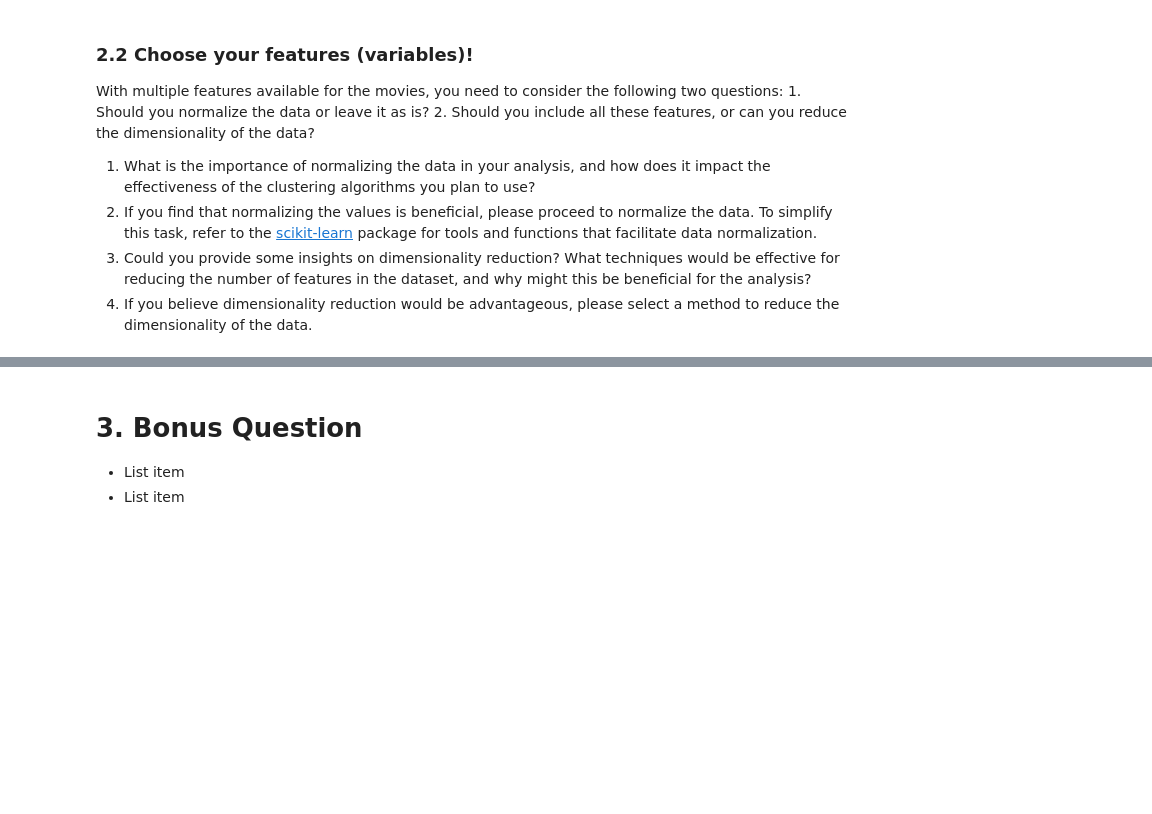
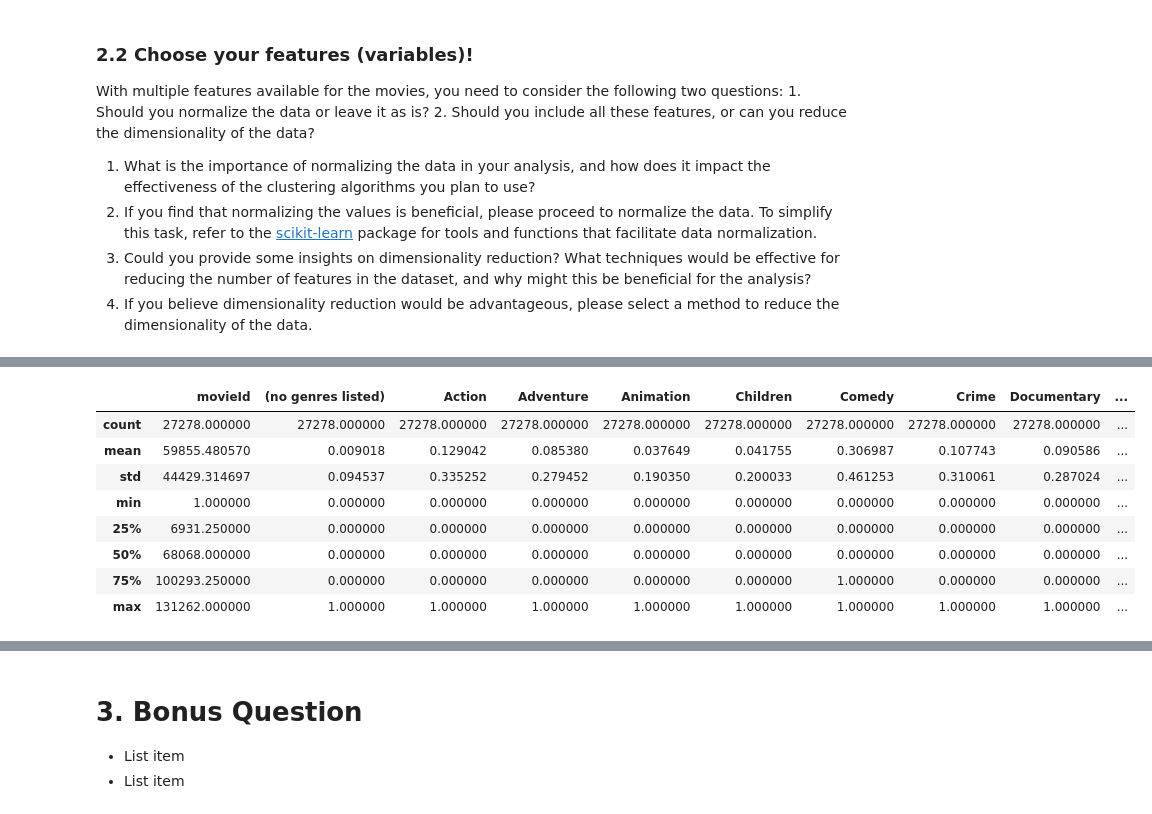
Before and after one commit to khalmatay/ADM-HW4, a Jupyter notebook: main.ipynb, the cells around one changed output, grey strips where cells are left out. Cells and saved outputs as stored; diff of their text form; code cells hidden in the pictures; blank space fills up the shorter version.

```diff
--- a/main.ipynb
+++ b/main.ipynb
@@ -557,0 +597,12 @@ With multiple features available for the movies, you need to consider the follow
+# %%
+movie_data.describe()
+# %% [output]
+|  | movieId | (no genres listed) | Action | Adventure | Animation | Children | Comedy | Crime | Documentary | ... |
+| count | 27278.000000 | 27278.000000 | 27278.000000 | 27278.000000 | 27278.000000 | 27278.000000 | 27278.000000 | 27278.000000 | 27278.000000 | ... |
+| mean | 59855.480570 | 0.009018 | 0.129042 | 0.085380 | 0.037649 | 0.041755 | 0.306987 | 0.107743 | 0.090586 | ... |
+| std | 44429.314697 | 0.094537 | 0.335252 | 0.279452 | 0.190350 | 0.200033 | 0.461253 | 0.310061 | 0.287024 | ... |
+| min | 1.000000 | 0.000000 | 0.000000 | 0.000000 | 0.000000 | 0.000000 | 0.000000 | 0.000000 | 0.000000 | ... |
+| 25% | 6931.250000 | 0.000000 | 0.000000 | 0.000000 | 0.000000 | 0.000000 | 0.000000 | 0.000000 | 0.000000 | ... |
+| 50% | 68068.000000 | 0.000000 | 0.000000 | 0.000000 | 0.000000 | 0.000000 | 0.000000 | 0.000000 | 0.000000 | ... |
+| 75% | 100293.250000 | 0.000000 | 0.000000 | 0.000000 | 0.000000 | 0.000000 | 1.000000 | 0.000000 | 0.000000 | ... |
+| max | 131262.000000 | 1.000000 | 1.000000 | 1.000000 | 1.000000 | 1.000000 | 1.000000 | 1.000000 | 1.000000 | ... |
```
Also changed, not shown: parts of 20 cells of this notebook.
